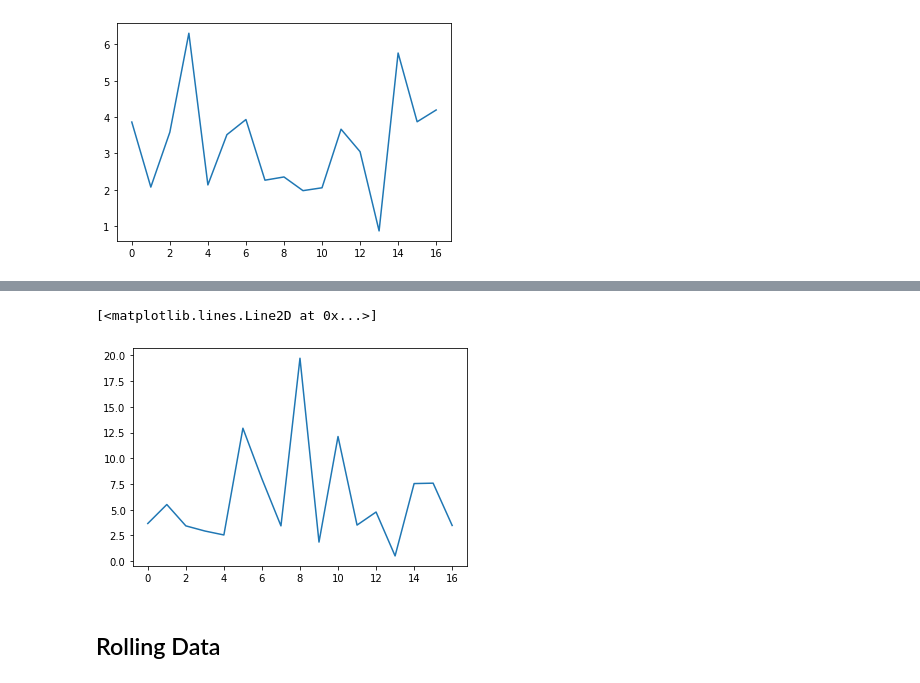
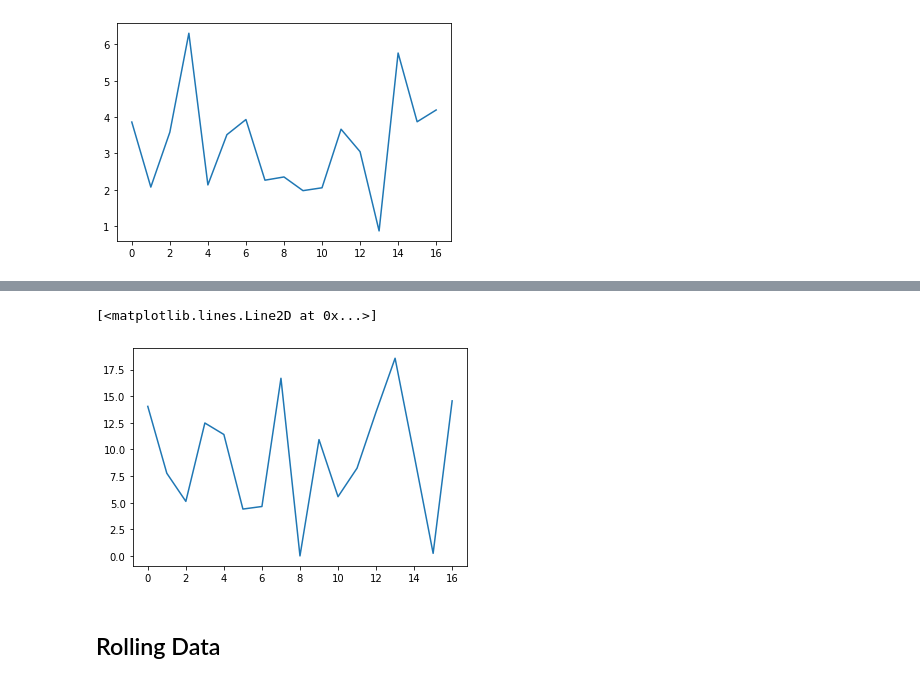
Before and after one commit to ChinHuan/blelocalization, a Jupyter notebook: Working Directory/Data Exploration.ipynb, the cells around one changed output, grey strips where cells are left out. Drawn from its saved outputs; the diff is of its cells as text; code cells hidden in the pictures.

Commit message:
Explore data

```diff
--- a/Working Directory/Data Exploration.ipynb
+++ b/Working Directory/Data Exploration.ipynb
@@ -12,7 +12,7 @@ from utilities import read_data, read_pin, scanners
 ## Import Data
 # %%
 pin = read_pin("../Data/pin.csv")
-data = read_data("../Data/rssi3.csv")
+data = read_data("../Data/rssi5.csv")
 # %% [output]
 All beacons: ['0117C55D14E4']
 Selecting all
@@ -177,9 +193,9 @@ data_count
 # %%
-m = data_count[data_count['location'] == "V1_23"].describe().loc["mean", :]
+m = data_count[data_count['location'] == "V1_10"].describe().loc["mean", :]
 plt.plot(np.arange(17), m)
 # %% [output]
 [<matplotlib.lines.Line2D at 0x...>]
-[figure, old version]
+[figure, new version]
 # %% [markdown]
 ## Rolling Data
 # %%
```
Also changed, not shown: parts of 25 cells of this notebook, 1 other file.
